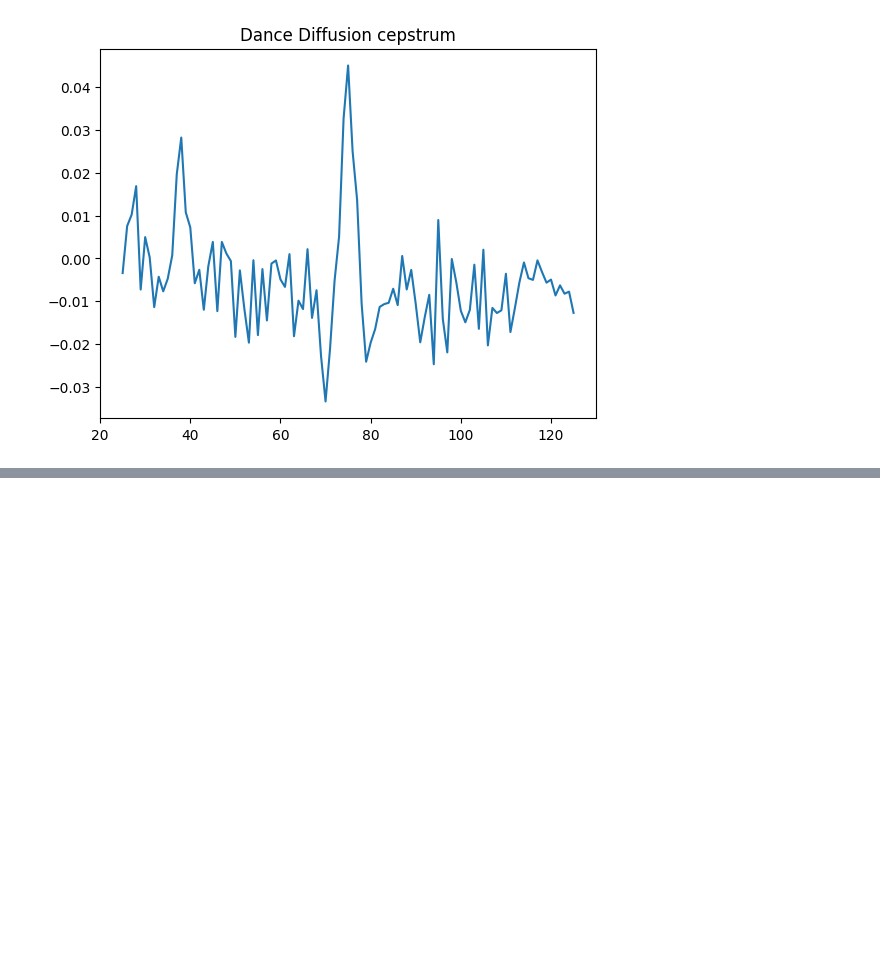
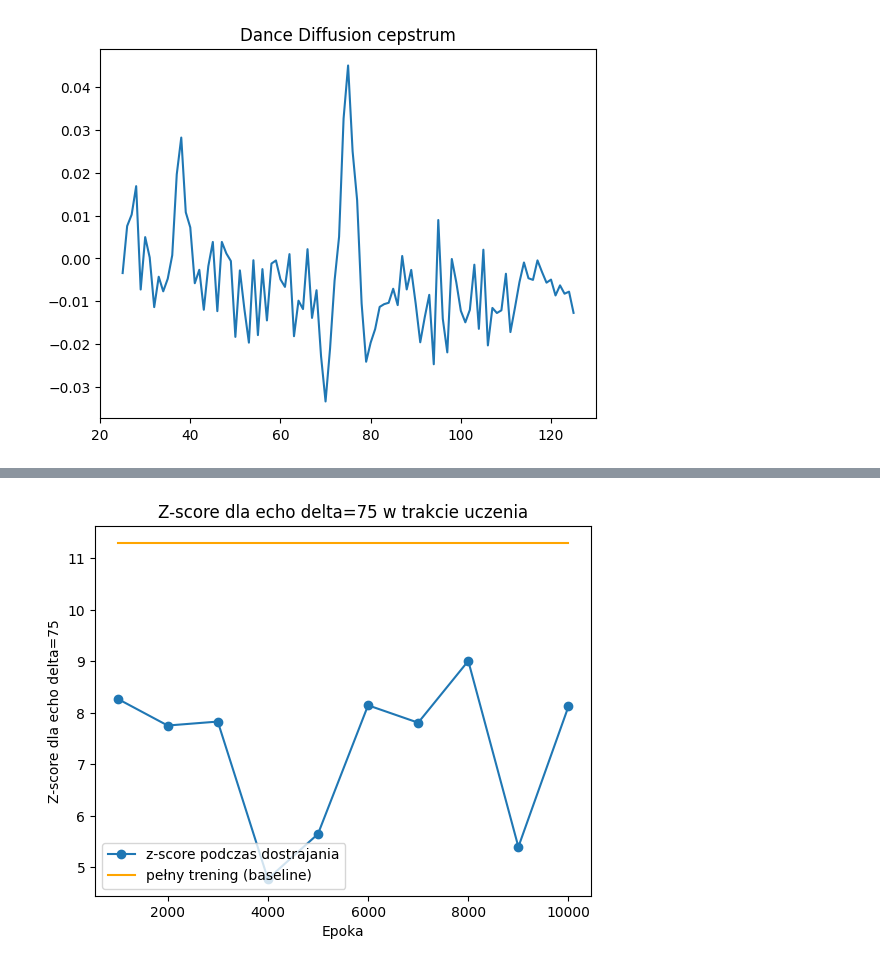
Before and after one commit to mamodrzejewski/hidden-echoes, a Jupyter notebook: Audio2AudioEchoes/notebooks/compare_metrics.ipynb, the cells around one changed output, grey strips where cells are left out. Saved outputs shown, nothing was run; the diff lists cells and outputs as text; code cells hidden in the pictures; blank space fills up the shorter version.

```diff
--- a/Audio2AudioEchoes/notebooks/compare_metrics.ipynb
+++ b/Audio2AudioEchoes/notebooks/compare_metrics.ipynb
@@ -227,0 +381,22 @@ Text(0.5, 1.0, 'Dance Diffusion cepstrum')
+# %%
+
+baseline_z = 11.3
+
+epochs = []
+z_scores = []
+
+for ckpt in sorted(RUN_PATH.glob("*.ts"), key=sort_by_epoch):
+    ceps = get_rave_cepstra(ckpt, 44100, [example_file])
+    z = get_z_score(ceps[0], 75, 0, 25)
+    z_scores.append(z)
+    epochs.append(int(ckpt.stem))
+
+plt.plot(epochs, z_scores, marker='o', label="z-score podczas dostrajania")
+plt.plot(epochs, [baseline_z]*len(epochs), label="pełny trening (baseline)", color='orange')  # for legend
+plt.xlabel("Epoka")
+plt.ylabel("Z-score dla echo delta=75")
+plt.title("Z-score dla echo delta=75 w trakcie uczenia")
+plt.legend()
+plt.show()
+# %% [output]
+[figure, added]
```
Also changed, not shown: parts of 15 cells of this notebook, 3 other files.
